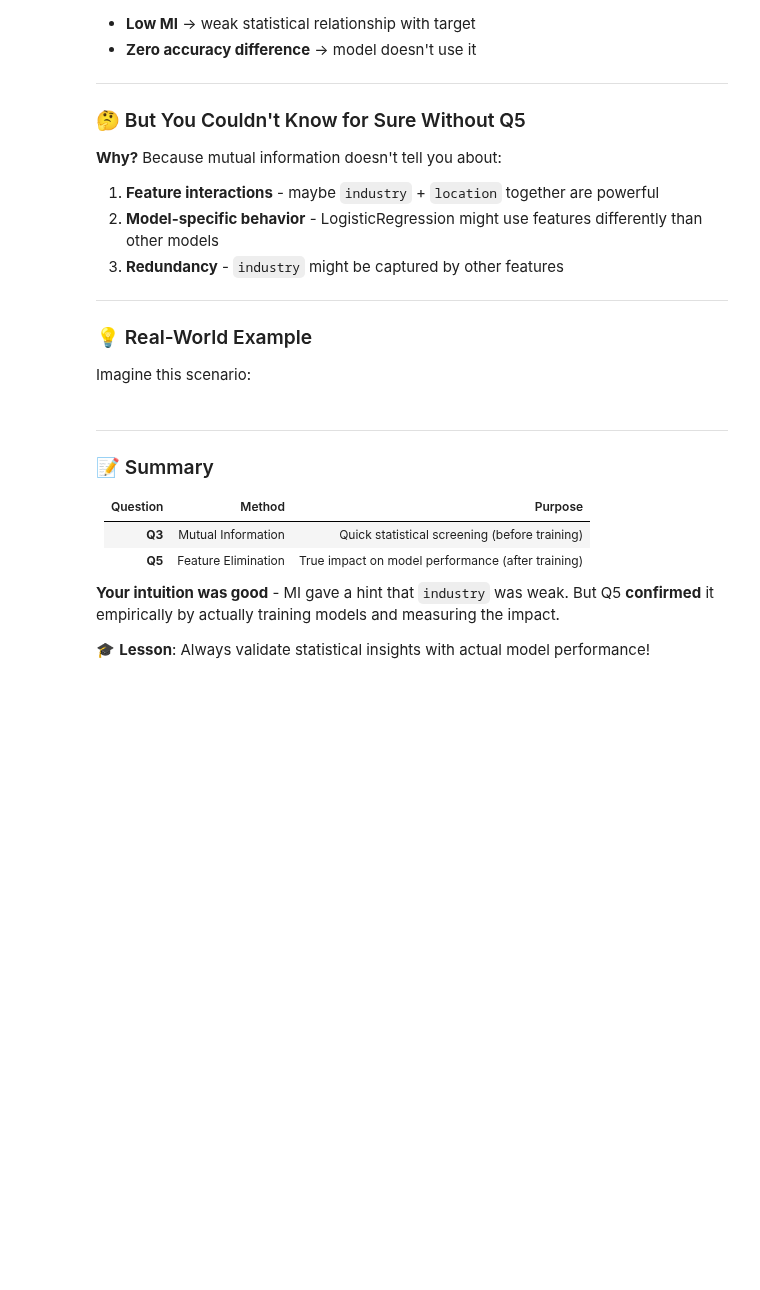
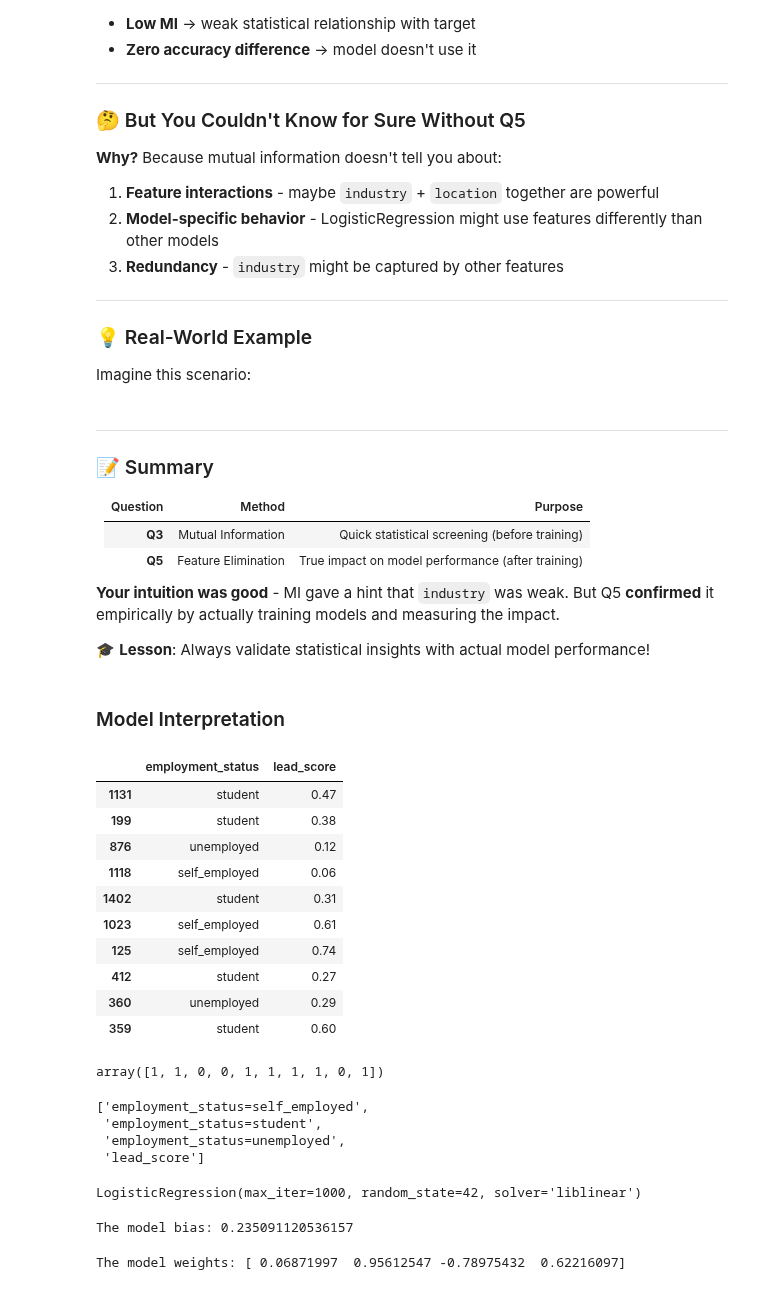
Before and after one commit to ArkadiyShuvaev/machine-learning-zoomcamp, a Jupyter notebook: src/03-classification/03-hw.ipynb, the cells around one changed output. Saved outputs shown, nothing was run; the diff lists cells and outputs as text; code cells hidden in the pictures; blank space fills up the shorter version.

Commit message:
add Model Interpretation

```diff
--- a/src/03-classification/03-hw.ipynb
+++ b/src/03-classification/03-hw.ipynb
@@ -1373,3 +1373,54 @@ Imagine this scenario:
 **Your intuition was good** - MI gave a hint that `industry` was weak. But Q5 **confirmed** it empirically by actually training models and measuring the impact.
 
 🎓 **Lesson**: Always validate statistical insights with actual model performance!
+# %% [markdown]
+### Model Interpretation
+# %%
+# Let's take a look at the weights of the model
+columns_small = ["employment_status", "lead_score"]
+df_train_small = df_train[columns_small][40:50]
+y_train_small = y_train[40:50]
+# %%
+df_train_small
+# %% [output]
+|  | employment_status | lead_score |
+| 1131 | student | 0.47 |
+| 199 | student | 0.38 |
+| 876 | unemployed | 0.12 |
+| 1118 | self_employed | 0.06 |
+| 1402 | student | 0.31 |
+| 1023 | self_employed | 0.61 |
+| 125 | self_employed | 0.74 |
+| 412 | student | 0.27 |
+| 360 | unemployed | 0.29 |
+| 359 | student | 0.60 |
+# %%
+y_train_small
+# %% [output]
+array([1, 1, 0, 0, 1, 1, 1, 1, 0, 1])
+# %%
+dv_small = DictVectorizer(sparse=False)
+dict_train_small = df_train_small.to_dict(orient="records")
+dv_small.fit(dict_train_small)
+list(dv_small.get_feature_names_out())
+# %% [output]
+['employment_status=self_employed',
+ 'employment_status=student',
+ 'employment_status=unemployed',
+ 'lead_score']
+# %%
+model_small = LogisticRegression(solver='liblinear', C=1.0, max_iter=1000, random_state=42)
+X_train_small = dv_small.transform(dict_train_small)
+model_small.fit(X_train_small, y_train_small)
+# %% [output]
+LogisticRegression(max_iter=1000, random_state=42, solver='liblinear')
+# %%
+w0 = model_small.intercept_[0]
+print(f"The model bias: {w0}")
+# %% [output]
+The model bias: 0.235091120536157
+# %%
+w = model_small.coef_[0]
+print(f"The model weights: {w}")
+# %% [output]
+The model weights: [ 0.06871997  0.95612547 -0.78975432  0.62216097]
```
Also changed, not shown: parts of 2 cells of this notebook.
